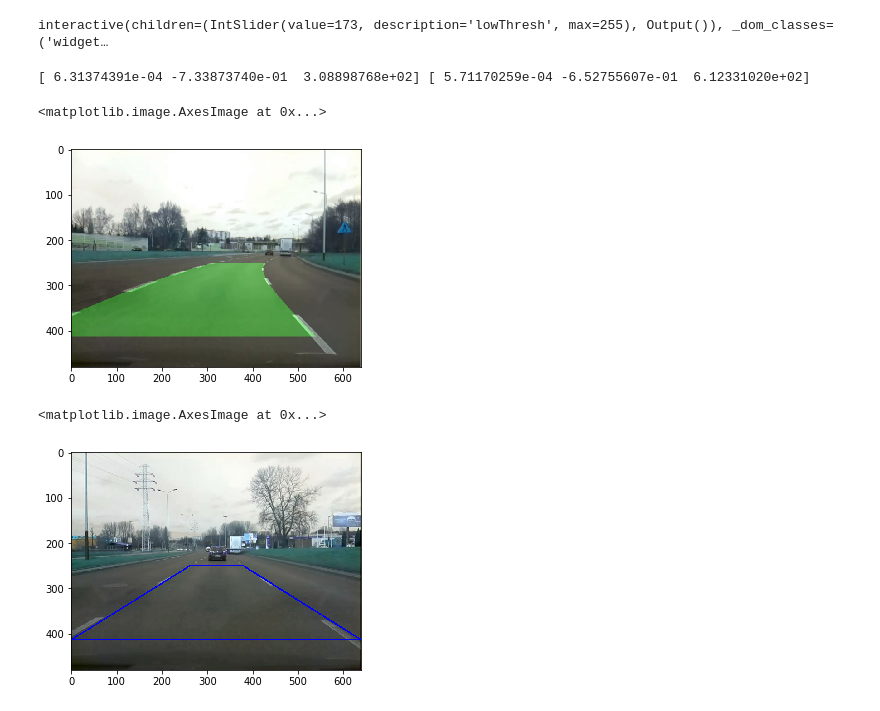
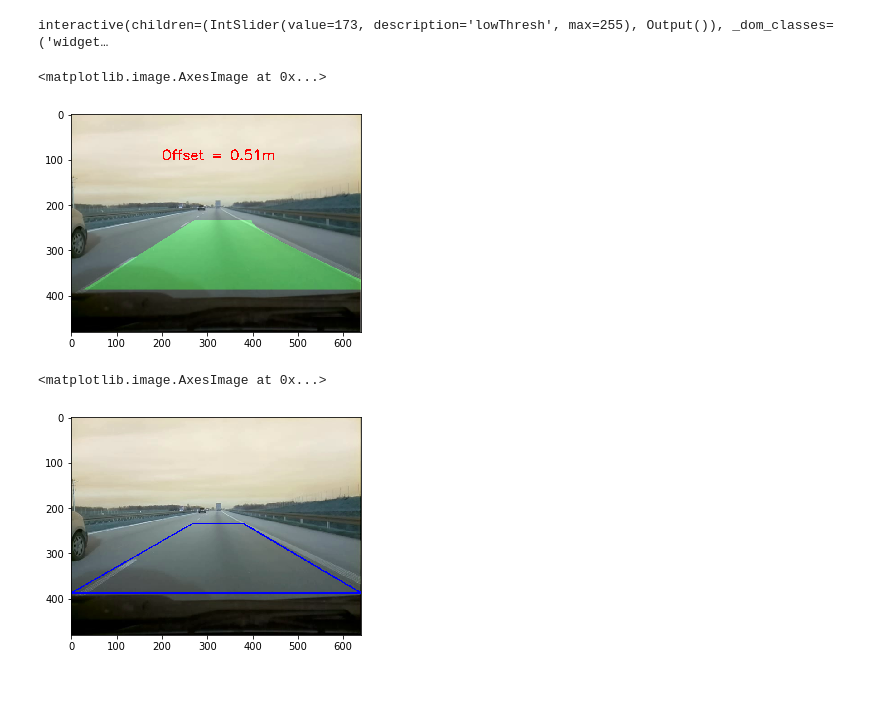
Before and after one commit to BusAI-Self-Driving-Car/lane-keep-assist-system-remote, a Jupyter notebook: LKA_remote_notebook.ipynb, the cells around one changed output. Drawn from its saved outputs; the diff is of its cells as text; code cells hidden in the pictures.

Commit message:
changed image sending to single, create script exe on startup

```diff
--- a/LKA_remote_notebook.ipynb
+++ b/LKA_remote_notebook.ipynb
@@ -15,6 +15,8 @@ from LaneDetection import LaneDetection
 from Camera import Camera
 # %%
 lka = LaneDetection()
+# %%
+img_path = "./test-videos/motorway-tests/snapshots/snap_1.png"
 # %%
 # sampleRoadImgs = glob.glob("./samples/road_samples_1/warped/*.png")
 
@@ -264,20 +266,19 @@ interactive(children=(IntSlider(value=145, description='lowThresh', max=255), Ou
 interactive(children=(IntSlider(value=255, description='highThresh', max=255), Output()), _dom_classes=('widge…
 interactive(children=(IntSlider(value=173, description='lowThresh', max=255), Output()), _dom_classes=('widget…
 # %%
-snap_img = cv2.imread("./test-videos/snapshots/snap5.png")
+snap_img = cv2.imread(img_path)
 # %%
-img_marked = lka.process(snap_img)
+img_marked, _, _ = lka.process(snap_img)
 plt.imshow(img_marked)
 # %% [output]
-[ 6.31374391e-04 -7.33873740e-01  3.08898768e+02] [ 5.71170259e-04 -6.52755607e-01  6.12331020e+02]
+<matplotlib.image.AxesImage at 0x...>
-<matplotlib.image.AxesImage at 0x...>
-[figure, old version]
+[figure, new version]
 # %%
 img_roi = lka.camera.mark_roi(snap_img)
 plt.imshow(img_roi)
 # %% [output]
 <matplotlib.image.AxesImage at 0x...>
-[figure, old version]
+[figure, new version]
 # %%
 # cap = cv2.VideoCapture("./test-videos/records/rec_1.avi")
 
```
Also changed, not shown: parts of 2 cells of this notebook, 47 other files.
